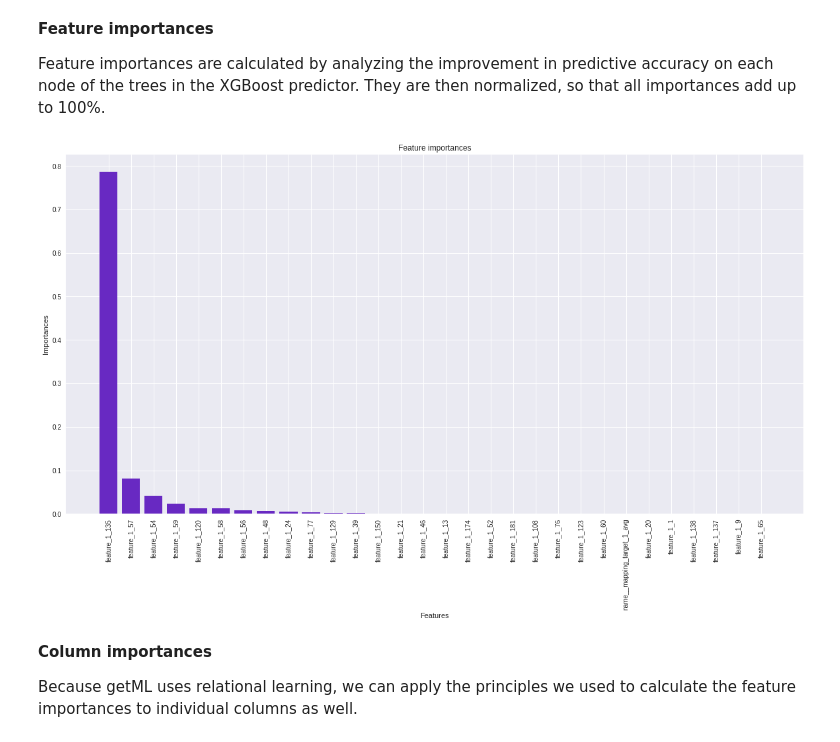
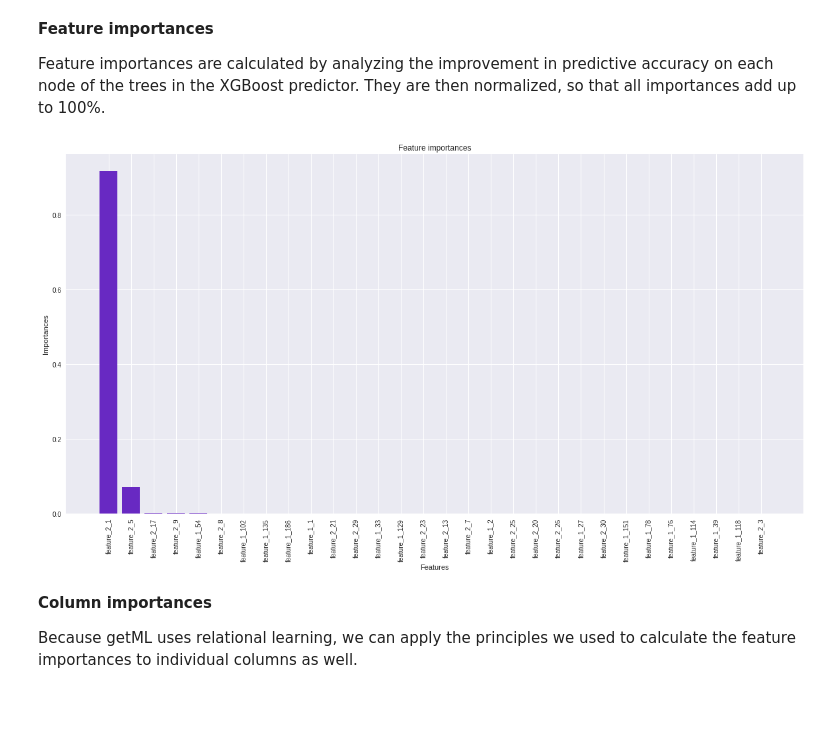
Before and after one commit to getml/getml-demo, a Jupyter notebook: sfscores.ipynb, the cells around one changed output. Saved outputs shown, nothing was run; the diff lists cells and outputs as text; code cells hidden in the pictures; blank space fills up the shorter version.

Commit message:
Wrote four pipelines for SFScores

```diff
--- a/sfscores.ipynb
+++ b/sfscores.ipynb
@@ -301,10 +301,6 @@ fast_prop = getml.feature_learning.FastProp(
     loss_function=getml.feature_learning.loss_functions.SquareLoss,
     aggregation=getml.feature_learning.FastProp.agg_sets.All,
     num_threads=1,
-)
-
-multirel = getml.feature_learning.Multirel(
-    loss_function=getml.feature_learning.loss_functions.SquareLoss,
 )
 
 relboost = getml.feature_learning.Relboost(
@@ -317,6 +313,6 @@ relmt = getml.feature_learning.RelMT(
     num_threads=1,
 )
 
-predictor = getml.predictors.XGBoostRegressor()
+predictor = getml.predictors.XGBoostRegressor(n_jobs=1)
 # %% [markdown]
 __Build the pipeline__
@@ -341,3 +379,13 @@ Pipeline(data_model='population',
          preprocessors=['Mapping'],
          share_selected_features=0.5,
          tags=['relmt'])
+# %%
+pipe4 = getml.pipeline.Pipeline(
+    tags=['fast_prop', 'relmt'],
+    data_model=star_schema.data_model,
+    preprocessors=[mapping],
+    feature_learners=[fast_prop, relmt],
+    predictors=[predictor]
+)
+
+pipe4
@@ -387,0 +541,2 @@ url: http://localhost:1709/#/getpipeline/sfscores/Wc7RPt/0/
+# %%
+pipe4.fit(star_schema.train)
@@ -409,19 +630,19 @@ __Feature importances__
 
 Feature importances are calculated by analyzing the improvement in predictive accuracy on each node of the trees in the XGBoost predictor. They are then normalized, so that all importances add up to 100%.
 # %%
-names, importances = pipe.features.importances()
+names, importances = pipe4.features.importances()
 
 plt.subplots(figsize=(20, 10))
 
 plt.bar(names[:30], importances[:30], color='#6829c2')
 
 plt.title('Feature importances')
 plt.xlabel('Features')
 plt.ylabel('Importances')
 plt.xticks(rotation='vertical')
 plt.show()
 # %% [output]
-[figure, old version]
+[figure, new version]
 # %% [markdown]
 __Column importances__
 
```
Also changed, not shown: parts of 23 cells of this notebook.
